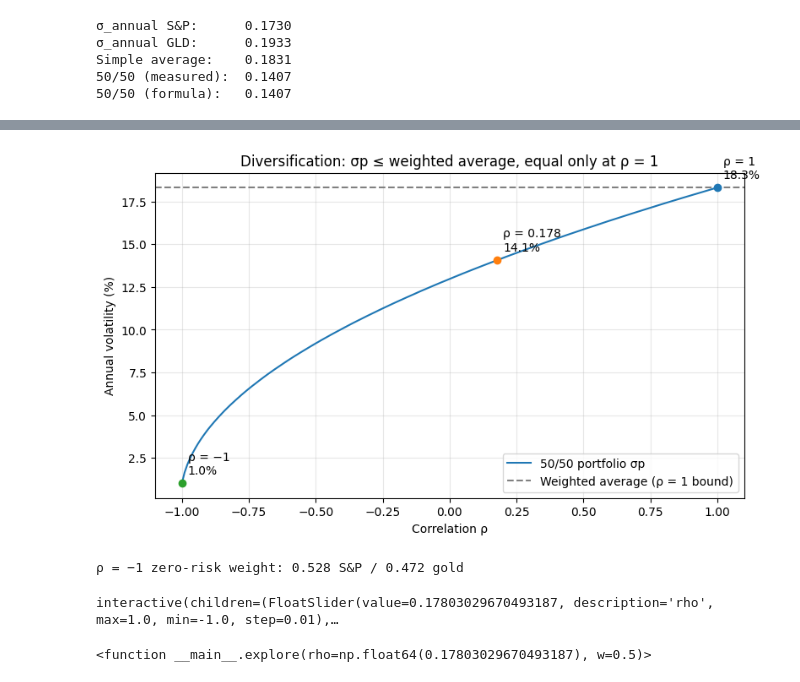
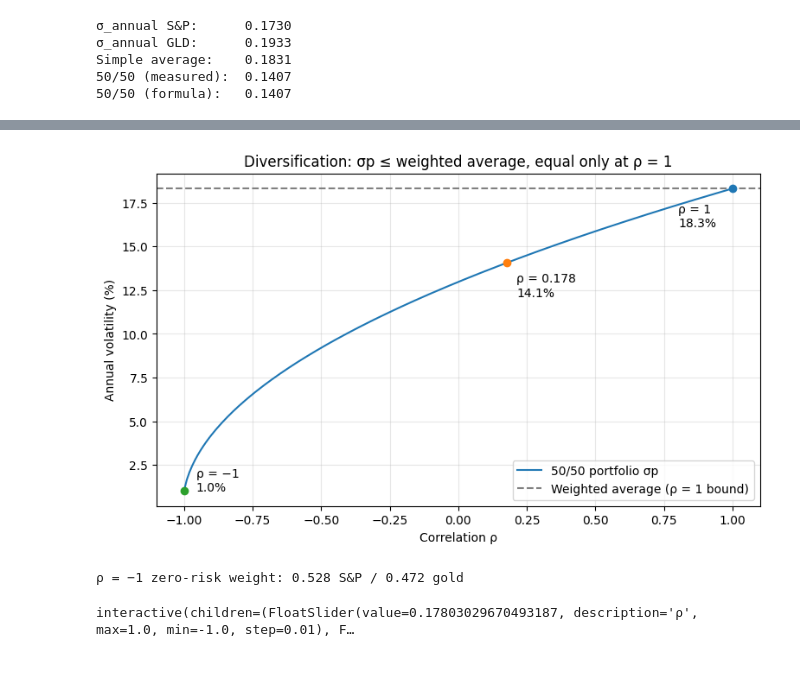
Before and after one commit to ae-lexs/quantitative-finance-atelier, a Jupyter notebook: notebooks/u01_spy_gld_5050_portfolio.ipynb, the cells around one changed output, grey strips where cells are left out. Drawn from its saved outputs; the diff is of its cells as text; code cells hidden in the pictures.

```diff
--- a/notebooks/u01_spy_gld_5050_portfolio.ipynb
+++ b/notebooks/u01_spy_gld_5050_portfolio.ipynb
@@ -25,10 +40,5 @@ print(returns.shape)
 # %%
 # Volatility and correlation
-TRADING_DAYS = 252
-
-# Step 1, daily return:
-# rₜ = (Pₜ − Pₜ₋₁) / Pₜ₋₁
-# returns = prices.pct_change(fill_method=None).dropna()
 
 # Step 2, mean daily return:
 # r̄ = (1/N) · Σₜ rₜ
@@ -43,10 +53,15 @@ annual_vol = daily_vol * np.sqrt(TRADING_DAYS)  # sqrt-of-time scaling
 # Step 5, correlation (Pearson):
 # Cov(X,Y) = (1/(N−1)) · Σₜ (xₜ − x̄)(yₜ − ȳ)
 # ρ = Cov(X,Y) / (σ_X · σ_Y) ρ ∈ [−1, 1]
-corr = returns.corr().loc["^GSPC", "GLD"] # full matrix, then the one off-diagonal cell
+# ρ: measured correlation
+rho = returns.corr().loc[SPX, GLD]   # full matrix, then the one off-diagonal cell
+
+# Named once here, used by every formula below
+sigma_1 = annual_vol[SPX]   # σ₁: S&P 500 annual volatility
+sigma_2 = annual_vol[GLD]   # σ₂: GLD annual volatility
 
 print("Annual volatility:\n", annual_vol.round(4))
-print("Correlation:", round(corr, 3))
+print("Correlation:", round(rho, 3))
 # %% [output]
 Annual volatility:
  Ticker
@@ -166,62 +195,52 @@ ax.legend()
 # %%
 # Step 11, volatility vs correlation for the 50/50 portfolio
-import matplotlib.pyplot as plt
+# Inputs, measured above in Steps 4–5 (annualised): σ₁ = sigma_1, σ₂ = sigma_2, ρ = rho
+# portfolio_vol is the Step 8 formula
+rhos = np.linspace(-1, 1, 201)
+vols = portfolio_vol(W_5050, sigma_1, sigma_2, rhos)
 
-# Inputs, measured above in Steps 4–5 (annualised)
-sigma_A = annual_vol["^GSPC"]   # σA: S&P 500 annual volatility
-sigma_B = annual_vol["GLD"]     # σB: GLD annual volatility
-rho_real = corr                 # ρ: measured correlation
-
-def portfolio_vol(w, sA, sB, rho):
-    # σp² = w²σA² + (1 − w)²σB² + 2·w·(1 − w)·ρ·σA·σB
-    var = w**2 * sA**2 + (1 - w)**2 * sB**2 + 2 * w * (1 - w) * rho * sA * sB
-    # σp = √σp²
-    return np.sqrt(var)
-
-w_5050 = 0.5   # scalar weight; keeps cell 3's weights Series `w` intact
-rhos = np.linspace(-1, 1, 201)
-vols = portfolio_vol(w_5050, sigma_A, sigma_B, rhos)
-
-# Upper bound (ρ = 1): σp = w·σA + (1 − w)·σB   ← perfect square (a + b)²
-avg_vol = w_5050 * sigma_A + (1 - w_5050) * sigma_B
+# Upper bound (ρ = 1): σp = w·σ₁ + (1 − w)·σ₂   ← perfect square (a + b)²
+avg_vol = W_5050 * sigma_1 + (1 - W_5050) * sigma_2
 
 plt.figure(figsize=(9, 5))
 plt.plot(rhos, vols * 100, label="50/50 portfolio σp")
 plt.axhline(avg_vol * 100, ls="--", c="gray", label="Weighted average (ρ = 1 bound)")
-for r, lbl in [(1, "ρ = 1"), (rho_real, f"ρ = {rho_real:.3f}"), (-1, "ρ = −1")]:
-    v = portfolio_vol(w_5050, sigma_A, sigma_B, r)
+# (ρ, label, text offset in points); offsets keep each label inside the axes
+markers = [(1, "ρ = 1", (-45, -32)), (rho, f"ρ = {rho:.3f}", (8, -28)), (-1, "ρ = −1", (10, 0))]
+for r, lbl, offset in markers:
+    v = portfolio_vol(W_5050, sigma_1, sigma_2, r)
     plt.scatter(r, v * 100, zorder=3)
-    plt.annotate(f"{lbl}\n{v*100:.1f}%", (r, v * 100), textcoords="offset points", xytext=(5, 8))
+    plt.annotate(f"{lbl}\n{v*100:.1f}%", (r, v * 100), textcoords="offset points", xytext=offset)
 plt.xlabel("Correlation ρ"); plt.ylabel("Annual volatility (%)")
 plt.title("Diversification: σp ≤ weighted average, equal only at ρ = 1")
 plt.legend(); plt.grid(alpha=0.3); plt.show()
 
-# Zero-risk weight at ρ = −1:  w·σA = (1 − w)·σB  →  w* = σB / (σA + σB)
-w_star = sigma_B / (sigma_A + sigma_B)
+# Zero-risk weight at ρ = −1:  w·σ₁ = (1 − w)·σ₂  →  w* = σ₂ / (σ₁ + σ₂)
+w_star = sigma_2 / (sigma_1 + sigma_2)
 print(f"ρ = −1 zero-risk weight: {w_star:.3f} S&P / {1 - w_star:.3f} gold")
 # %% [output]
-[figure, old version]
+[figure, new version]
 ρ = −1 zero-risk weight: 0.528 S&P / 0.472 gold
 # %%
 # Step 12, interactive sliders for ρ and w
-from ipywidgets import interact, FloatSlider
+y_max = max(sigma_1, sigma_2) * 100 * 1.15   # y-axis headroom above the riskier asset
 
-def explore(rho=rho_real, w=0.5):
+def explore(rho=rho, w=W_5050):
     ws = np.linspace(0, 1, 201)
     # Full curve σp(w) for the chosen ρ
-    curve = portfolio_vol(ws, sigma_A, sigma_B, rho)
-    vp = portfolio_vol(w, sigma_A, sigma_B, rho)
+    curve = portfolio_vol(ws, sigma_1, sigma_2, rho)
+    vp = portfolio_vol(w, sigma_1, sigma_2, rho)
     plt.figure(figsize=(9, 5))
     plt.plot(ws, curve * 100, label=f"σp(w), ρ = {rho:.2f}")
     # Straight line = weighted average, the ρ = 1 case
-    plt.plot(ws, (ws * sigma_A + (1 - ws) * sigma_B) * 100, "--", c="gray", label="ρ = 1 line")
+    plt.plot(ws, (ws * sigma_1 + (1 - ws) * sigma_2) * 100, "--", c="gray", label="ρ = 1 line")
     plt.scatter(w, vp * 100, c="red", zorder=3, label=f"w = {w:.2f} → σp = {vp*100:.1f}%")
     plt.xlabel("Weight in S&P 500 (w)"); plt.ylabel("Annual volatility (%)")
-    plt.ylim(0, 22); plt.legend(); plt.grid(alpha=0.3); plt.show()
+    plt.ylim(0, y_max); plt.legend(); plt.grid(alpha=0.3); plt.show()
 
+# The trailing ; hides interact's return value
 interact(explore,
-         rho=FloatSlider(min=-1, max=1, step=0.01, value=rho_real),
-         w=FloatSlider(min=0, max=1, step=0.01, value=0.5))
+         rho=FloatSlider(min=-1, max=1, step=0.01, value=rho, description="ρ"),
+         w=FloatSlider(min=0, max=1, step=0.01, value=W_5050, description="w (S&P)"));
 # %% [output]
-interactive(children=(FloatSlider(value=0.17803029670493187, description='rho', max=1.0, min=-1.0, step=0.01),…
+interactive(children=(FloatSlider(value=0.17803029670493187, description='ρ', max=1.0, min=-1.0, step=0.01), F…
-<function __main__.explore(rho=np.float64(0.17803029670493187), w=0.5)>
```
Also changed, not shown: parts of 13 cells of this notebook.
